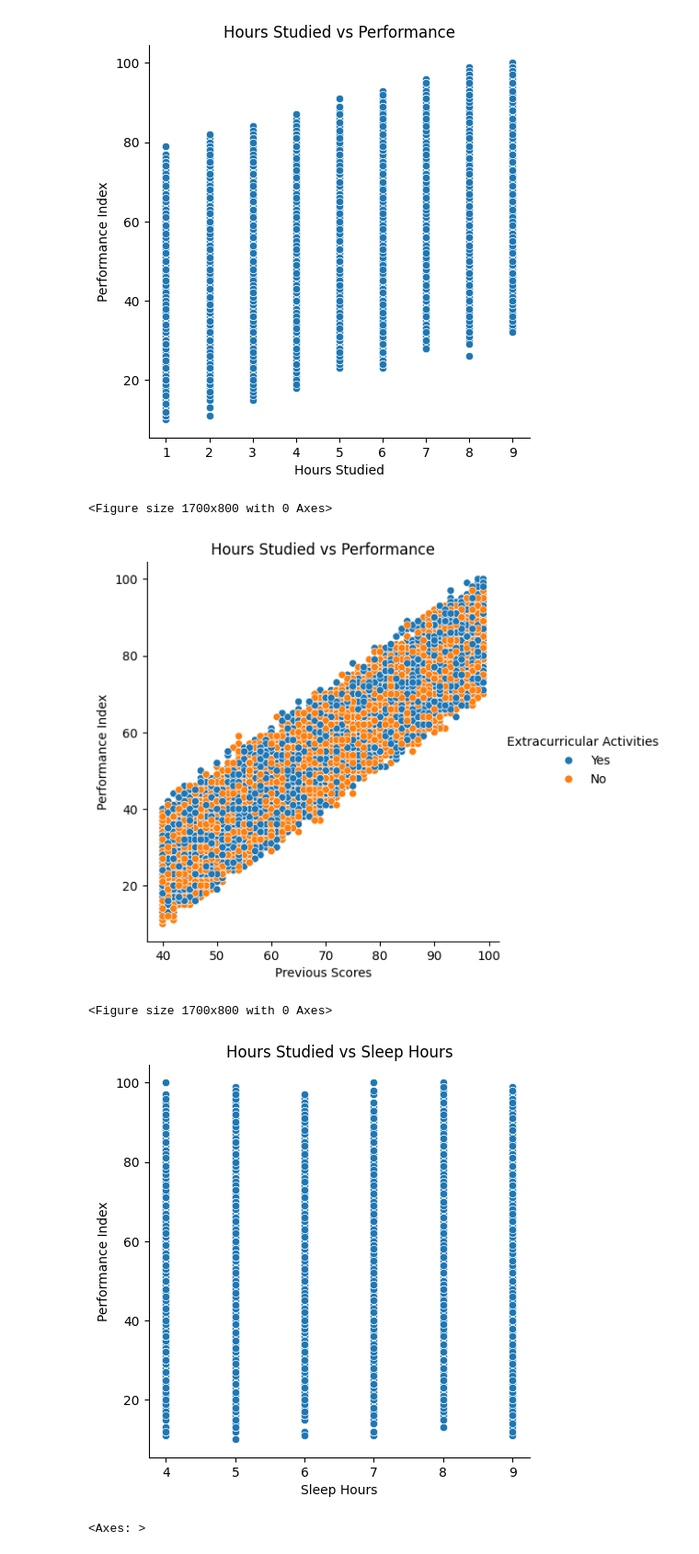
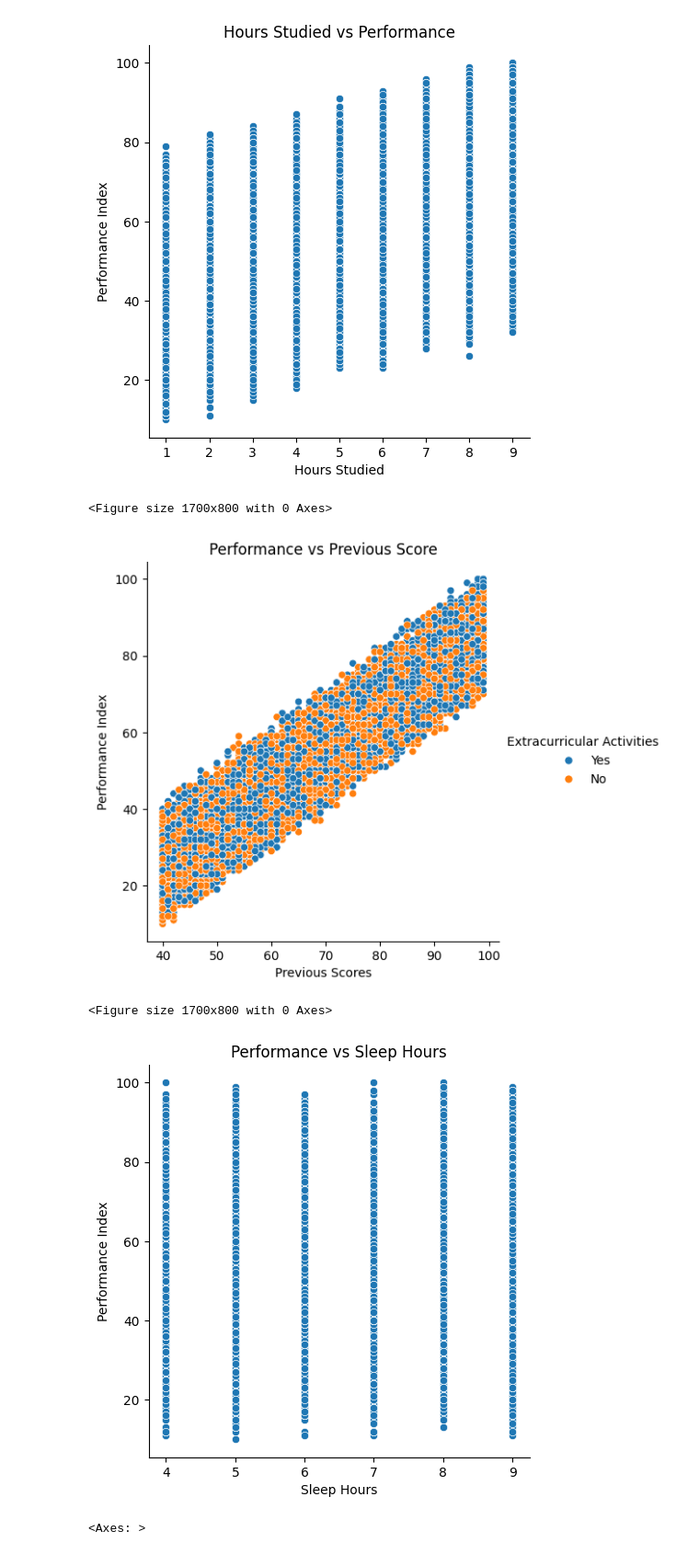
Before and after one commit to korhanakcy/UP_School, a Jupyter notebook: regre.ipynb, the cells around one changed output. Shown at 92% size. Cells and saved outputs as stored; diff of their text form; code cells hidden in the pictures.

```diff
--- a/regre.ipynb
+++ b/regre.ipynb
@@ -6,7 +6,7 @@ import pandas as pd
 import matplotlib.pyplot as plt
 import seaborn as sns
 # %%
-students_data = pd.read_csv('C://Users/E. Korhan AKÇAY/Downloads/Student_Performance.csv')
+students_data = pd.read_csv('Student_Performance.csv')
 # %%
 students_data.head()
 # %% [output]
@@ -57,19 +76,19 @@ plt.show()
 # %%
 plt.figure(figsize = (17, 8))
 sns.relplot(x="Previous Scores", y="Performance Index", hue = "Extracurricular Activities", data = students_data)
-plt.title("Hours Studied vs Performance")
+plt.title("Performance vs Previous Score")
 plt.show()
 # %% [output]
 <Figure size 1700x800 with 0 Axes>
-[figure, old version]
+[figure, new version]
 # %%
 plt.figure(figsize = (17, 8))
 sns.relplot(x="Sleep Hours", y="Performance Index", data = students_data)
-plt.title("Hours Studied vs Sleep Hours")
+plt.title("Performance vs Sleep Hours")
 plt.show()
 # %% [output]
 <Figure size 1700x800 with 0 Axes>
-[figure, old version]
+[figure, new version]
 # %%
 sns.heatmap(students_data.drop("Extracurricular Activities", axis = 1). corr(), annot = True, cmap = "rocket")
 # %% [output]
```
Also changed, not shown: parts of 30 cells of this notebook.
